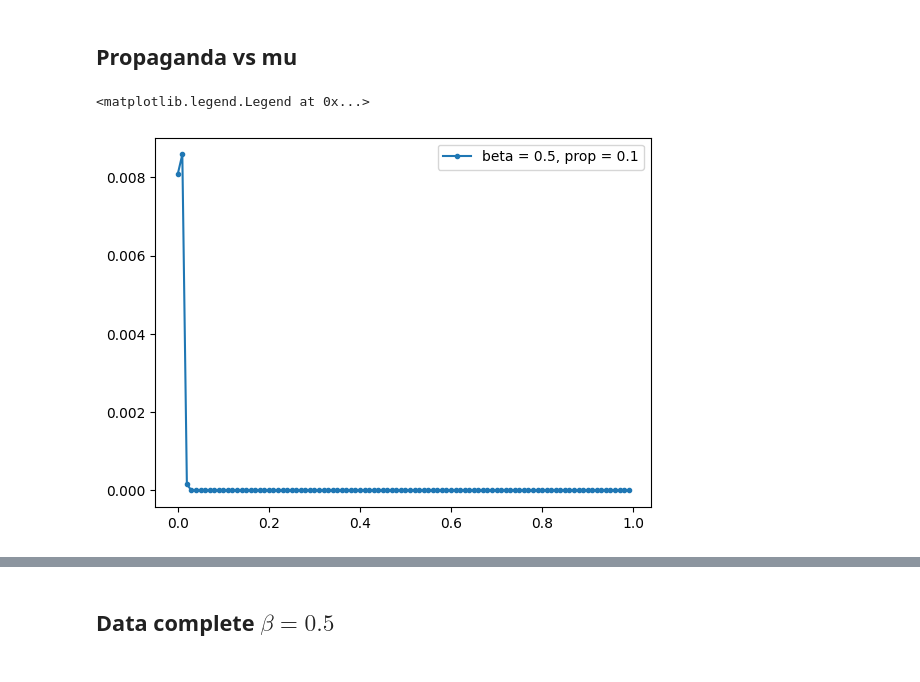
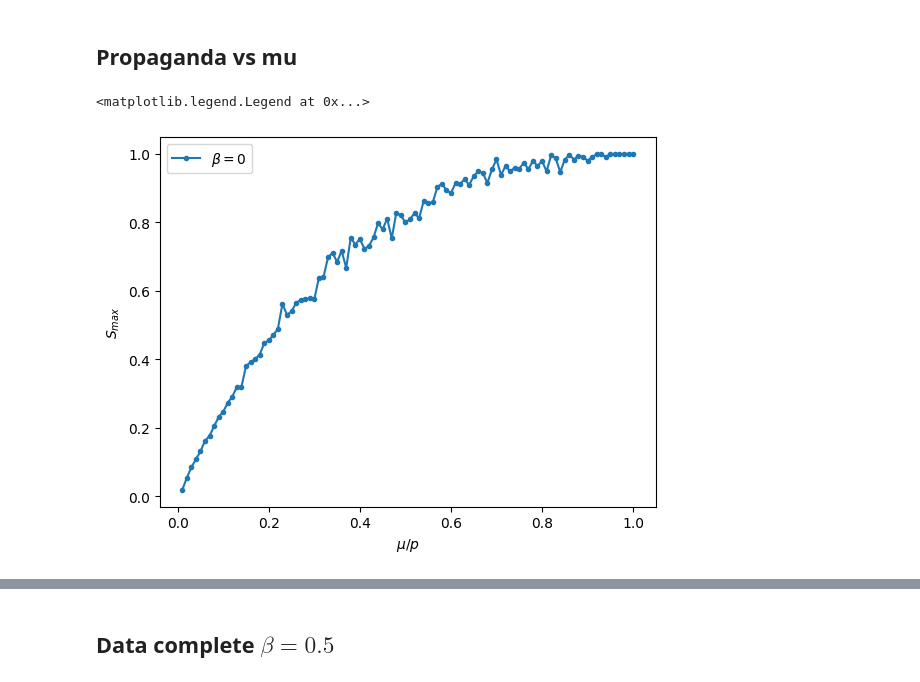
Before and after one commit to Mazroj/Sociophysics, a Jupyter notebook: Fixed_intensity_prop_and_tolerance.ipynb, the cells around one changed output, grey strips where cells are left out. Cells and saved outputs as stored; diff of their text form; code cells hidden in the pictures.

```diff
--- a/Fixed_intensity_prop_and_tolerance.ipynb
+++ b/Fixed_intensity_prop_and_tolerance.ipynb
@@ -10,24 +11,45 @@ import discrete_opinion as dp
 def most_frequent_value(arr,propaganda):
     values, counts = np.unique(arr, return_counts=True)
     smax = np.max(counts)
+    #print(values, counts)
+
     sprop_index = np.where(values == propaganda)[0][0]
+    #print(sprop_index)
     sprop = counts[sprop_index]
 
     return smax, sprop
+
+def most_frequent_value(arr, propaganda):
+    values, counts = np.unique(arr, return_counts=True)
+    smax = np.max(counts)
+
+    # Check if propaganda value exists in values array
+    prop_indices = np.where(values == propaganda)[0]
+    if len(prop_indices) == 0:
+        sprop = 0  # Return 0 if propaganda value not found
+    else:
+        sprop_index = prop_indices[0]
+        sprop = counts[sprop_index]
+
+    return smax, sprop
 # %%
 ob1 = dp.Global(size = 1000, options = 100)
 # %%
-tol = np.arange(0,100,1) # Tolerance
+tol = np.arange(1,101,1) # Tolerance
 resres1 = []
 resres2 = []
 for rep in tqdm(range(50)):
     res1 = np.empty(100) #Save smax
     res2 = np.empty(100) #Save sprop
     for i in tol:
-        lisq = ob1.simul_global_evol(i, 100/100, 150000, 50)
-        smax, sprop = most_frequent_value(lisq,50)
-        res1[i] = smax
-        res2[i] = sprop
+        lisq = ob1.simul_global_evol(i, 25/100, 150000, 100, tipe='uniform', mean = 0, sdev= 1)
+        #print(lisq)
+        #print(lisq)
+        smax, sprop = most_frequent_value(lisq,100)
+        #print(sprop)
+        #print(i)
+        res1[i-1] = smax
+        res2[i-1] = sprop
     resres1.append(res1)
     resres2.append(res2)
 # %%
@@ -43,6 +65,8 @@ sprop_data.to_csv('data/sprop_vs_mu_i100_prop50.csv')
 # %%
-plt.plot(tol/100,abs(mean_res1-mean_res2)/1000,'.-',label = 'beta = 0.5, prop = 0.1')
+plt.plot(tol/100,abs(mean_res1)/1000,'.-',label = r'$\beta = 0$')
+plt.xlabel(r'$\mu / p$')
+plt.ylabel(r'$S_{max}$')
 plt.legend()
 # %% [output]
 <matplotlib.legend.Legend at 0x...>
-[figure, old version]
+[figure, new version]
```
Also changed, not shown: parts of 5 cells of this notebook, 1 other file.
